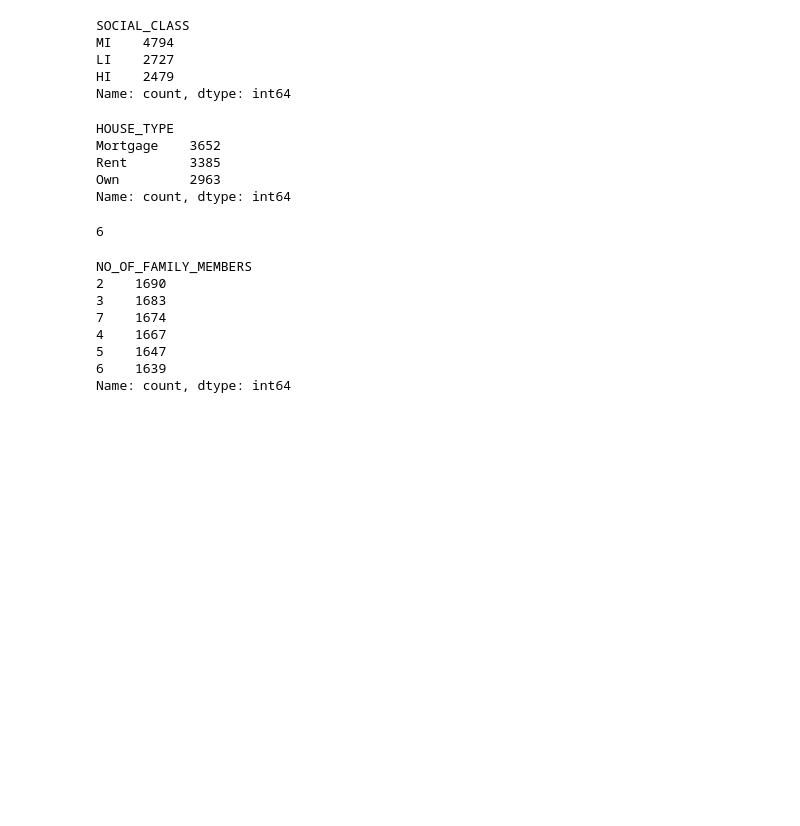
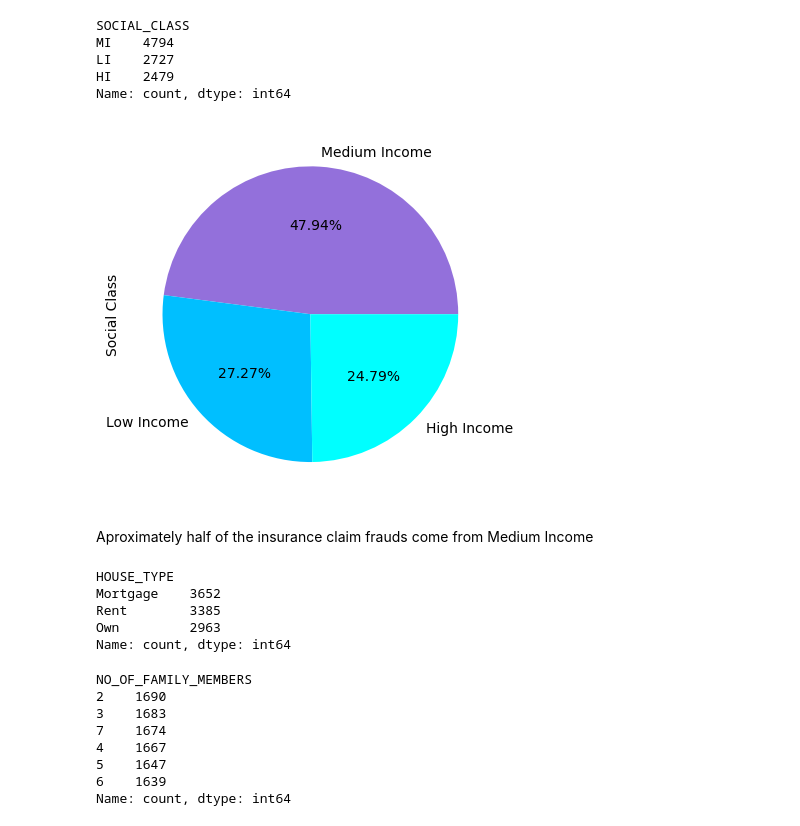
Before and after one commit to JustinS25/Insurance-Claim-Detection, a Jupyter notebook: Code/insurance_claim_valuecounts.ipynb, the cells around one changed output. Saved outputs shown, nothing was run; the diff lists cells and outputs as text; code cells hidden in the pictures; blank space fills up the shorter version.

```diff
--- a/Code/insurance_claim_valuecounts.ipynb
+++ b/Code/insurance_claim_valuecounts.ipynb
@@ -297,11 +293,15 @@ LI    2727
 HI    2479
 Name: count, dtype: int64
 # %%
-colors = ['purple', 'green']
-labels = ['Medium Income', 'Not Injured']
-injury_count.plot(kind="pie", colors=colors, labels = labels, autopct= "%1.2f%%")
+colors = ['mediumpurple', 'deepskyblue', 'cyan']
+labels = ['Medium Income', 'Low Income', 'High Income']
+social_class_count.plot(kind="pie", colors=colors, labels = labels, autopct= "%1.2f%%")
 plt.ylabel("Social Class")
 plt.show()
+# %% [output]
+[figure, added]
+# %% [markdown]
+Aproximately half of the insurance claim frauds come from Medium Income
 # %%
 house_type_count = ins_claim_fraud["HOUSE_TYPE"].value_counts()
 house_type_count
@@ -311,11 +311,6 @@ Mortgage    3652
 Rent        3385
 Own         2963
 Name: count, dtype: int64
-# %%
-family_size_unique = len(ins_claim_fraud["NO_OF_FAMILY_MEMBERS"].unique())
-family_size_unique
-# %% [output]
-6
 # %%
 family_size_count = ins_claim_fraud["NO_OF_FAMILY_MEMBERS"].value_counts()
 family_size_count
```
Also changed, not shown: parts of 16 cells of this notebook.
